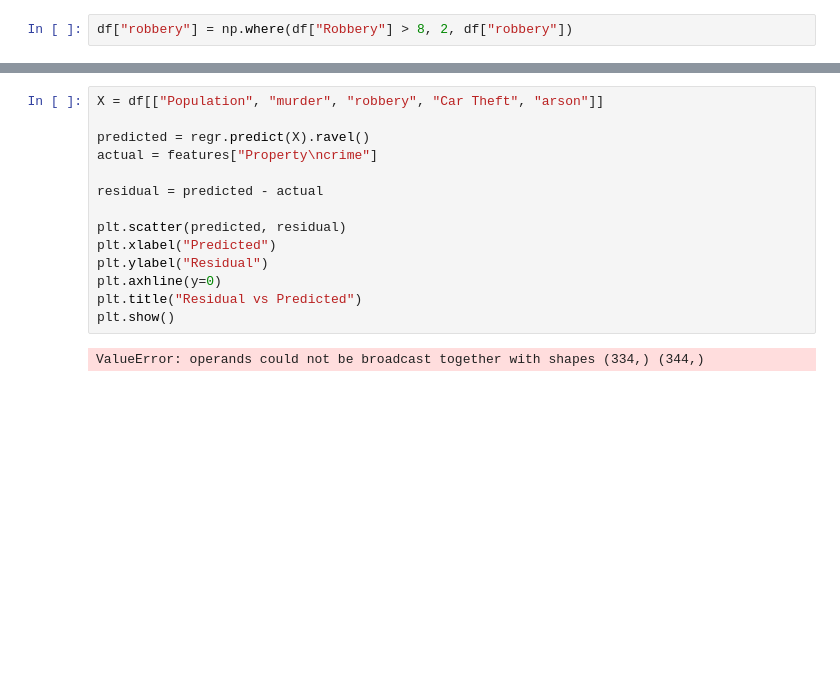
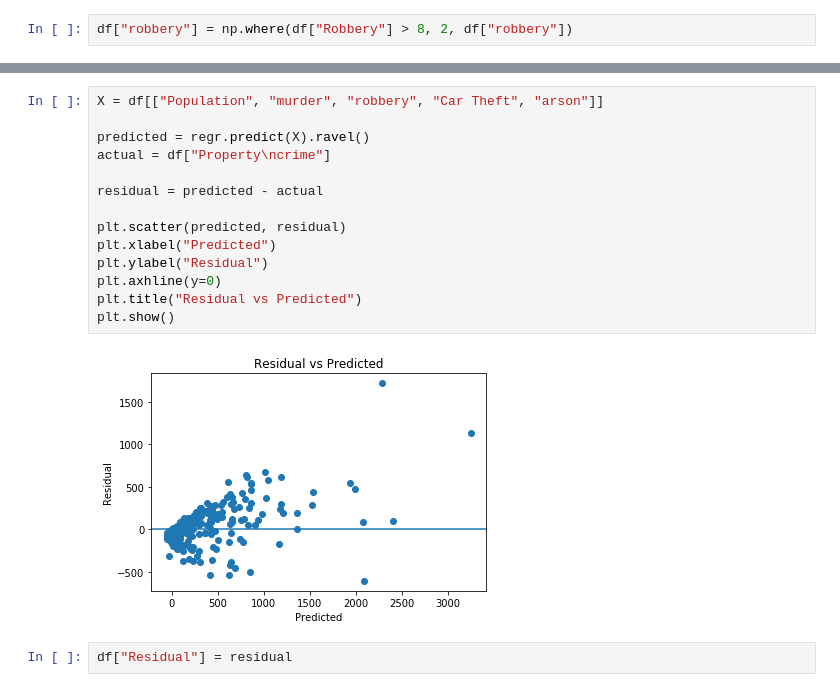
Before and after one commit to jtillis0317/Drills-and-Projects, a Jupyter notebook: Drill - Prepare the Data - Unit 2, Lesson 4, Project 2.ipynb, the cells around one changed output, grey strips where cells are left out. Saved outputs shown, nothing was run; the diff lists cells and outputs as text; blank space fills up the shorter version.

```diff
--- a/Drill - Prepare the Data - Unit 2, Lesson 4, Project 2.ipynb
+++ b/Drill - Prepare the Data - Unit 2, Lesson 4, Project 2.ipynb
@@ -815,16 +815,18 @@ df[df["Predicted"] > 1500].sort_values("Residual")
 # %%
 X = df[["Population", "murder", "robbery", "Car Theft", "arson"]]
 
 predicted = regr.predict(X).ravel()
-actual = features["Property\ncrime"]
+actual = df["Property\ncrime"]
 
 residual = predicted - actual
 
 plt.scatter(predicted, residual)
 plt.xlabel("Predicted")
 plt.ylabel("Residual")
 plt.axhline(y=0)
 plt.title("Residual vs Predicted")
 plt.show()
 # %% [output]
-ValueError: operands could not be broadcast together with shapes (334,) (344,)
+[figure, added]
+# %%
+df["Residual"] = residual
```
Also changed, not shown: parts of 8 cells of this notebook.
